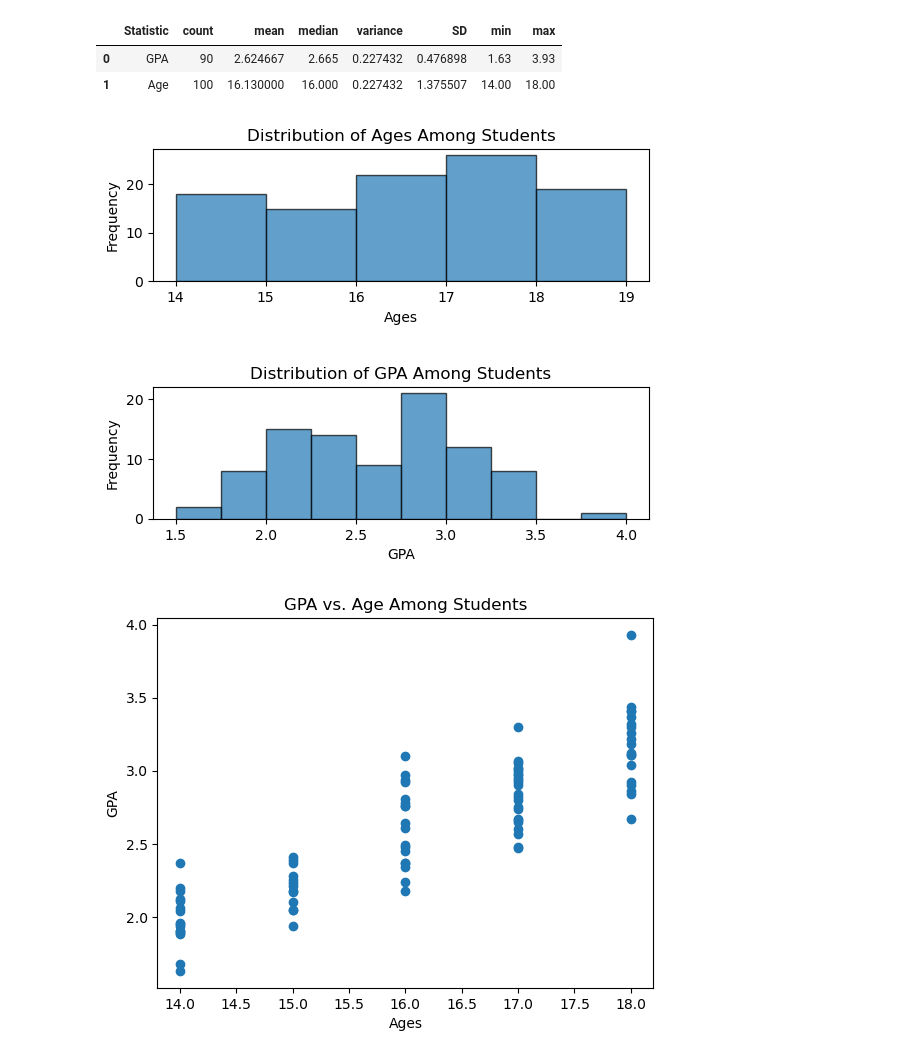
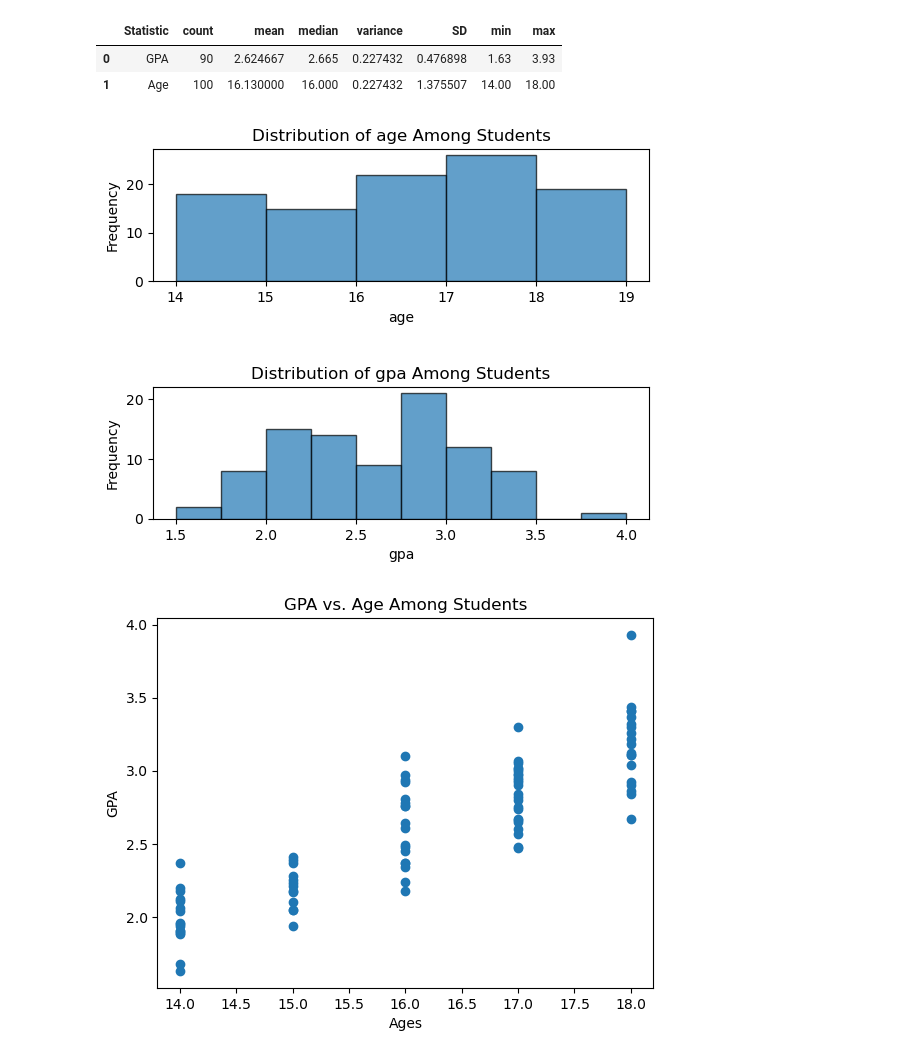
Before and after one commit to dnieal/lab-5-eda, a Jupyter notebook: notebooks/eda.ipynb, the cells around one changed output. Saved outputs shown, nothing was run; the diff lists cells and outputs as text; code cells hidden in the pictures.

```diff
--- a/notebooks/eda.ipynb
+++ b/notebooks/eda.ipynb
@@ -57,26 +57,21 @@ summary.head()
 # %%
 # Task D
 
 import seaborn as sns
 import matplotlib.pyplot as plt
+from src.plot import plot_hist
 
 plt.subplot(2, 1, 1)
-plt.hist(df["age"], bins = 5, range = [14, 19], edgecolor='black', alpha=0.7)
-plt.xlabel("Ages")
-plt.ylabel("Frequency")
-plt.title("Distribution of Ages Among Students")
+plot_hist(df, "age", [14, 19], 5)
 
 plt.subplot(2, 1, 2)
-plt.hist(df["gpa"], bins = 10, range = [1.5, 4], edgecolor='black', alpha=0.7)
-plt.xlabel("GPA")
-plt.ylabel("Frequency")
-plt.title("Distribution of GPA Among Students")
+plot_hist(df, "gpa", [1.5, 4], 10)
 
 plt.subplots_adjust(hspace=0.8)
 
 plt.show()
 # %% [output]
-[figure, old version]
+[figure, new version]
 # %%
 # Task E
 
```
Also changed, not shown: 2 other files.
